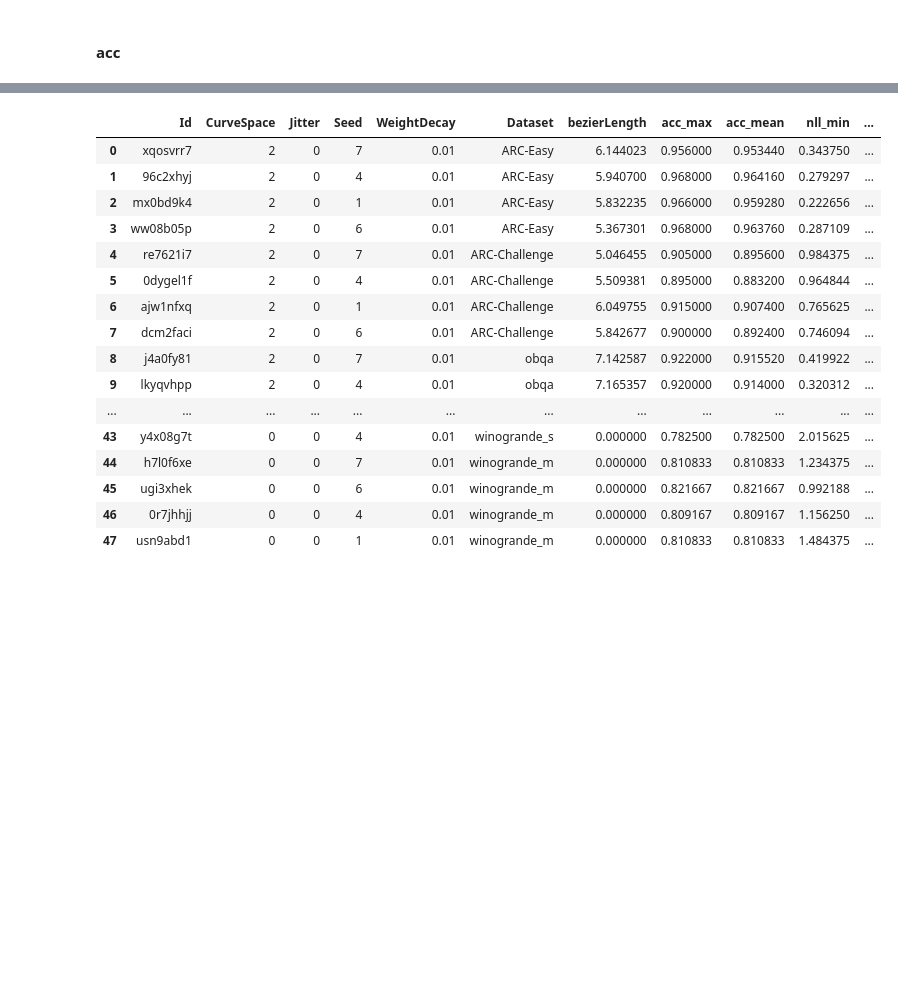
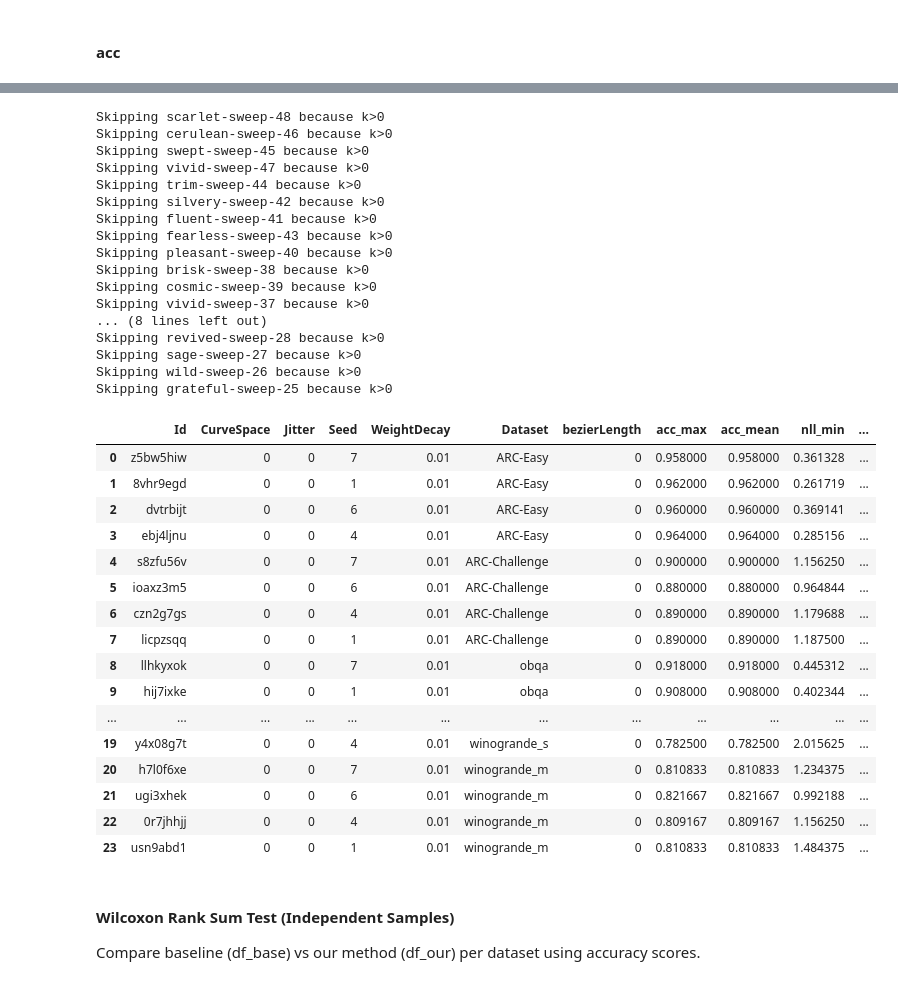
Before and after one commit to doldd/Time_Transformer, a Jupyter notebook: analyse_qwen_results.ipynb, the cells around one changed output, grey strips where cells are left out. Cells and saved outputs as stored; diff of their text form; code cells hidden in the pictures; blank space fills up the shorter version.

```diff
--- a/analyse_qwen_results.ipynb
+++ b/analyse_qwen_results.ipynb
@@ -1974,45 +1978,69 @@ Skipping test because it is not finished
 # %%
 api = wandb.Api()
 results = []
 for s in ["0nx704d3",]: # longer curve training 100_000 steps and different jitter and two new seeds
     t_run = tqdm(api.sweep(f"ddold/qwen_PtoC/{s}").runs)
     t_run.set_description(s)
     for run in t_run:
         if run.state != 'finished':
             print(f"Skipping {run.name} because it is not finished")
             continue
         t_run.set_postfix_str(run.name)
+        if run.config['curve_params']['k']>0:
+            print(f"Skipping {run.name} because k>0")
+            continue
         res = dict(Id=run.id,
                     CurveSpace=run.config['curve_params']['k'],
                     Jitter=run.config['curve_params']['jitter_multiplier'],
                     Seed=run.config['rng_seed'],
                     WeightDecay=run.config['curve_params']['optimizer_conf']['kwargs']['weight_decay'],
                     Dataset="_".join(run.config['dataset_path'].split('/')[-1].split('.')[0].split('_')[:-1]),
                     bezierLength=run.summary.get('Curve length', 0),
                     acc_max=run.summary['final_acc_max'],
                     acc_mean=run.summary['final_acc_mean'],
                     nll_min=run.summary['final_loss_min'],
                     nll_mean=run.summary['final_loss_mean'],
             )
         results.append(res)
 
 df_our = pd.DataFrame(results)
 df_our
 # %% [output]
+Skipping scarlet-sweep-48 because k>0
+Skipping cerulean-sweep-46 because k>0
+Skipping swept-sweep-45 because k>0
+Skipping vivid-sweep-47 because k>0
+Skipping trim-sweep-44 because k>0
+Skipping silvery-sweep-42 because k>0
+Skipping fluent-sweep-41 because k>0
+Skipping fearless-sweep-43 because k>0
+Skipping pleasant-sweep-40 because k>0
+Skipping brisk-sweep-38 because k>0
+Skipping cosmic-sweep-39 because k>0
+Skipping vivid-sweep-37 because k>0
+... (8 lines left out)
+Skipping revived-sweep-28 because k>0
+Skipping sage-sweep-27 because k>0
+Skipping wild-sweep-26 because k>0
+Skipping grateful-sweep-25 because k>0
 |  | Id | CurveSpace | Jitter | Seed | WeightDecay | Dataset | bezierLength | acc_max | acc_mean | nll_min | ... |
-| 0 | xqosvrr7 | 2 | 0 | 7 | 0.01 | ARC-Easy | 6.144023 | 0.956000 | 0.953440 | 0.343750 | ... |
-| 1 | 96c2xhyj | 2 | 0 | 4 | 0.01 | ARC-Easy | 5.940700 | 0.968000 | 0.964160 | 0.279297 | ... |
-| 2 | mx0bd9k4 | 2 | 0 | 1 | 0.01 | ARC-Easy | 5.832235 | 0.966000 | 0.959280 | 0.222656 | ... |
-| 3 | ww08b05p | 2 | 0 | 6 | 0.01 | ARC-Easy | 5.367301 | 0.968000 | 0.963760 | 0.287109 | ... |
-| 4 | re7621i7 | 2 | 0 | 7 | 0.01 | ARC-Challenge | 5.046455 | 0.905000 | 0.895600 | 0.984375 | ... |
-| 5 | 0dygel1f | 2 | 0 | 4 | 0.01 | ARC-Challenge | 5.509381 | 0.895000 | 0.883200 | 0.964844 | ... |
-| 6 | ajw1nfxq | 2 | 0 | 1 | 0.01 | ARC-Challenge | 6.049755 | 0.915000 | 0.907400 | 0.765625 | ... |
-| 7 | dcm2faci | 2 | 0 | 6 | 0.01 | ARC-Challenge | 5.842677 | 0.900000 | 0.892400 | 0.746094 | ... |
-| 8 | j4a0fy81 | 2 | 0 | 7 | 0.01 | obqa | 7.142587 | 0.922000 | 0.915520 | 0.419922 | ... |
-| 9 | lkyqvhpp | 2 | 0 | 4 | 0.01 | obqa | 7.165357 | 0.920000 | 0.914000 | 0.320312 | ... |
+| 0 | z5bw5hiw | 0 | 0 | 7 | 0.01 | ARC-Easy | 0 | 0.958000 | 0.958000 | 0.361328 | ... |
+| 1 | 8vhr9egd | 0 | 0 | 1 | 0.01 | ARC-Easy | 0 | 0.962000 | 0.962000 | 0.261719 | ... |
+| 2 | dvtrbijt | 0 | 0 | 6 | 0.01 | ARC-Easy | 0 | 0.960000 | 0.960000 | 0.369141 | ... |
+| 3 | ebj4ljnu | 0 | 0 | 4 | 0.01 | ARC-Easy | 0 | 0.964000 | 0.964000 | 0.285156 | ... |
+| 4 | s8zfu56v | 0 | 0 | 7 | 0.01 | ARC-Challenge | 0 | 0.900000 | 0.900000 | 1.156250 | ... |
+| 5 | ioaxz3m5 | 0 | 0 | 6 | 0.01 | ARC-Challenge | 0 | 0.880000 | 0.880000 | 0.964844 | ... |
+| 6 | czn2g7gs | 0 | 0 | 4 | 0.01 | ARC-Challenge | 0 | 0.890000 | 0.890000 | 1.179688 | ... |
+| 7 | licpzsqq | 0 | 0 | 1 | 0.01 | ARC-Challenge | 0 | 0.890000 | 0.890000 | 1.187500 | ... |
+| 8 | llhkyxok | 0 | 0 | 7 | 0.01 | obqa | 0 | 0.918000 | 0.918000 | 0.445312 | ... |
+| 9 | hij7ixke | 0 | 0 | 1 | 0.01 | obqa | 0 | 0.908000 | 0.908000 | 0.402344 | ... |
 | ... | ... | ... | ... | ... | ... | ... | ... | ... | ... | ... | ... |
-| 43 | y4x08g7t | 0 | 0 | 4 | 0.01 | winogrande_s | 0.000000 | 0.782500 | 0.782500 | 2.015625 | ... |
-| 44 | h7l0f6xe | 0 | 0 | 7 | 0.01 | winogrande_m | 0.000000 | 0.810833 | 0.810833 | 1.234375 | ... |
-| 45 | ugi3xhek | 0 | 0 | 6 | 0.01 | winogrande_m | 0.000000 | 0.821667 | 0.821667 | 0.992188 | ... |
-| 46 | 0r7jhhjj | 0 | 0 | 4 | 0.01 | winogrande_m | 0.000000 | 0.809167 | 0.809167 | 1.156250 | ... |
-| 47 | usn9abd1 | 0 | 0 | 1 | 0.01 | winogrande_m | 0.000000 | 0.810833 | 0.810833 | 1.484375 | ... |
+| 19 | y4x08g7t | 0 | 0 | 4 | 0.01 | winogrande_s | 0 | 0.782500 | 0.782500 | 2.015625 | ... |
+| 20 | h7l0f6xe | 0 | 0 | 7 | 0.01 | winogrande_m | 0 | 0.810833 | 0.810833 | 1.234375 | ... |
+| 21 | ugi3xhek | 0 | 0 | 6 | 0.01 | winogrande_m | 0 | 0.821667 | 0.821667 | 0.992188 | ... |
+| 22 | 0r7jhhjj | 0 | 0 | 4 | 0.01 | winogrande_m | 0 | 0.809167 | 0.809167 | 1.156250 | ... |
+| 23 | usn9abd1 | 0 | 0 | 1 | 0.01 | winogrande_m | 0 | 0.810833 | 0.810833 | 1.484375 | ... |
+# %% [markdown]
+#### Wilcoxon Rank Sum Test (Independent Samples)
+
+Compare baseline (df_base) vs our method (df_our) per dataset using accuracy scores.
```
Also changed, not shown: parts of 14 cells of this notebook, 1 other file.
